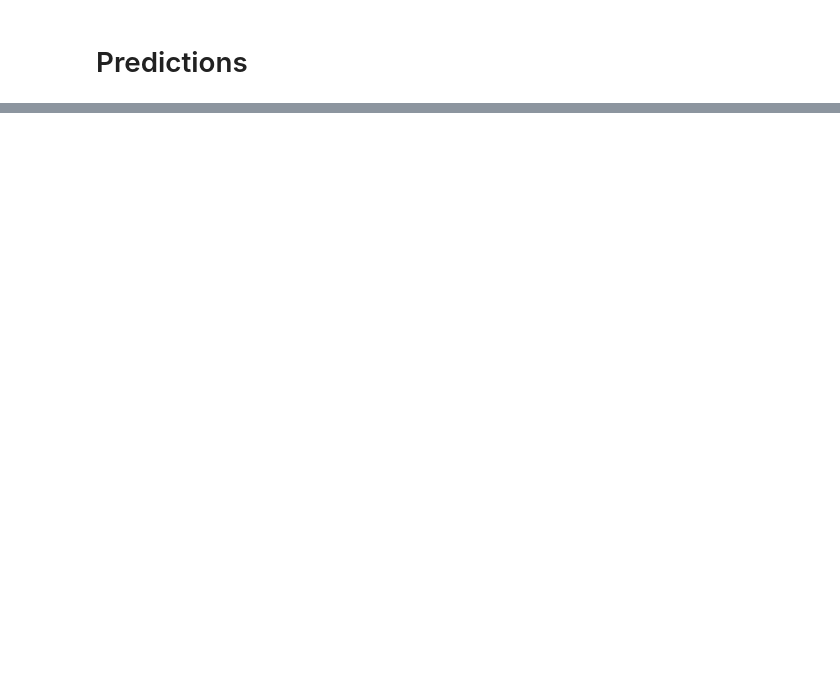
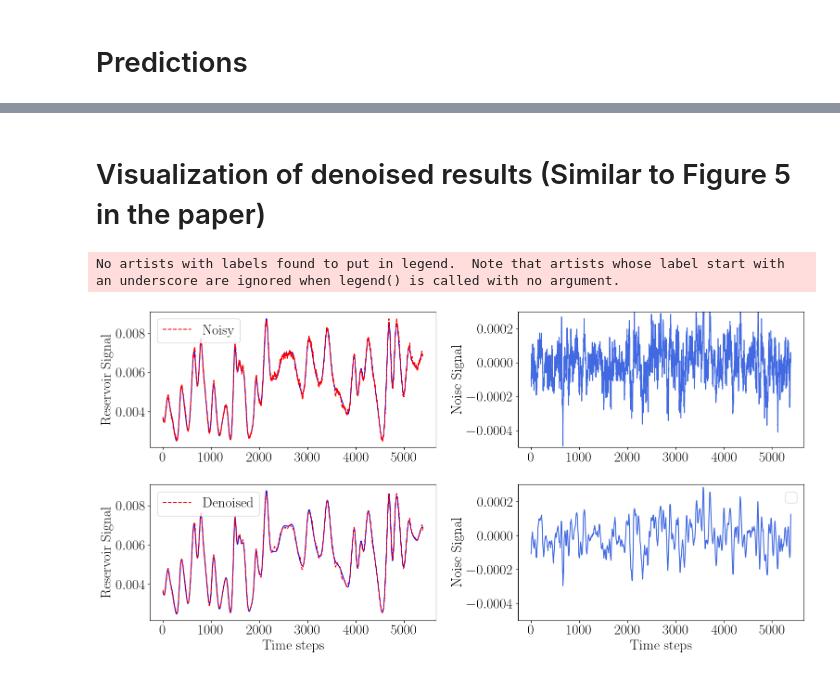
Before and after one commit to MagriLab/OptimalTraining_RFQRC, a Jupyter notebook: src/Notebook_MFE.ipynb, the cells around one changed output, grey strips where cells are left out. Saved outputs shown, nothing was run; the diff lists cells and outputs as text; code cells hidden in the pictures; blank space fills up the shorter version.

```diff
--- a/src/Notebook_MFE.ipynb
+++ b/src/Notebook_MFE.ipynb
@@ -627,0 +737,54 @@ PH quantiles [Lyapunov Times]: [1.91836735 0.69795918 0.04081633]
+# %% [markdown]
+# Visualization of denoised results (Similar to Figure 5 in the paper)
+# %%
+
+mpl.rc('text', usetex = True)
+mpl.rc('font', family = 'serif')
+mpl.rcParams['text.usetex']
+plt.rcParams["figure.figsize"] = (16,8)
+plt.rcParams["font.size"] = (22)
+
+# Change ro (<= num_states) to visualize different time series
+ro = 100 # num_states
+plt.tight_layout()
+
+A = qq.T        # True
+B = qq_dn.T     # Denoised
+C = qq_n.T      # Noisy
+
+
+plt.subplot(2,2,1)
+plt.tight_layout()
+# plt.ylim([-0.00005,0.0005])
+plt.plot(A[:,ro],color='blue')
+plt.plot(C[:,ro],linestyle='--',color='red',label='Noisy')
+plt.ylabel("Reservoir Signal")
+plt.legend()
+
+plt.subplot(2,2,2)
+plt.tight_layout()
+plt.ylim([-0.0005,0.0003])
+plt.plot(A[:,ro]-C[:,ro],color='royalblue')
+plt.ylabel("Noise Signal")
+
+plt.subplot(2,2,3)
+plt.tight_layout()
+# plt.ylim([-0.0005,0.0003])
+plt.plot(A[:,ro],color='blue')
+plt.plot(B[:,ro],linestyle='--',color='red',label='Denoised')
+plt.xlabel("Time steps")
+plt.ylabel("Reservoir Signal")
+plt.legend()
+
+plt.subplot(2,2,4)
+plt.tight_layout()
+plt.ylim([-0.0005,0.0003])
+plt.plot(A[:,ro]-B[:,ro],color='royalblue')
+plt.xlabel("Time steps")
+plt.ylabel("Noise Signal")
+plt.legend()
+
+plt.show()
+# %% [output]
+No artists with labels found to put in legend.  Note that artists whose label start with an underscore are ignored when legend() is called with no argument.
+[figure, added]
```
Also changed, not shown: parts of 15 cells of this notebook, 1 other file.
